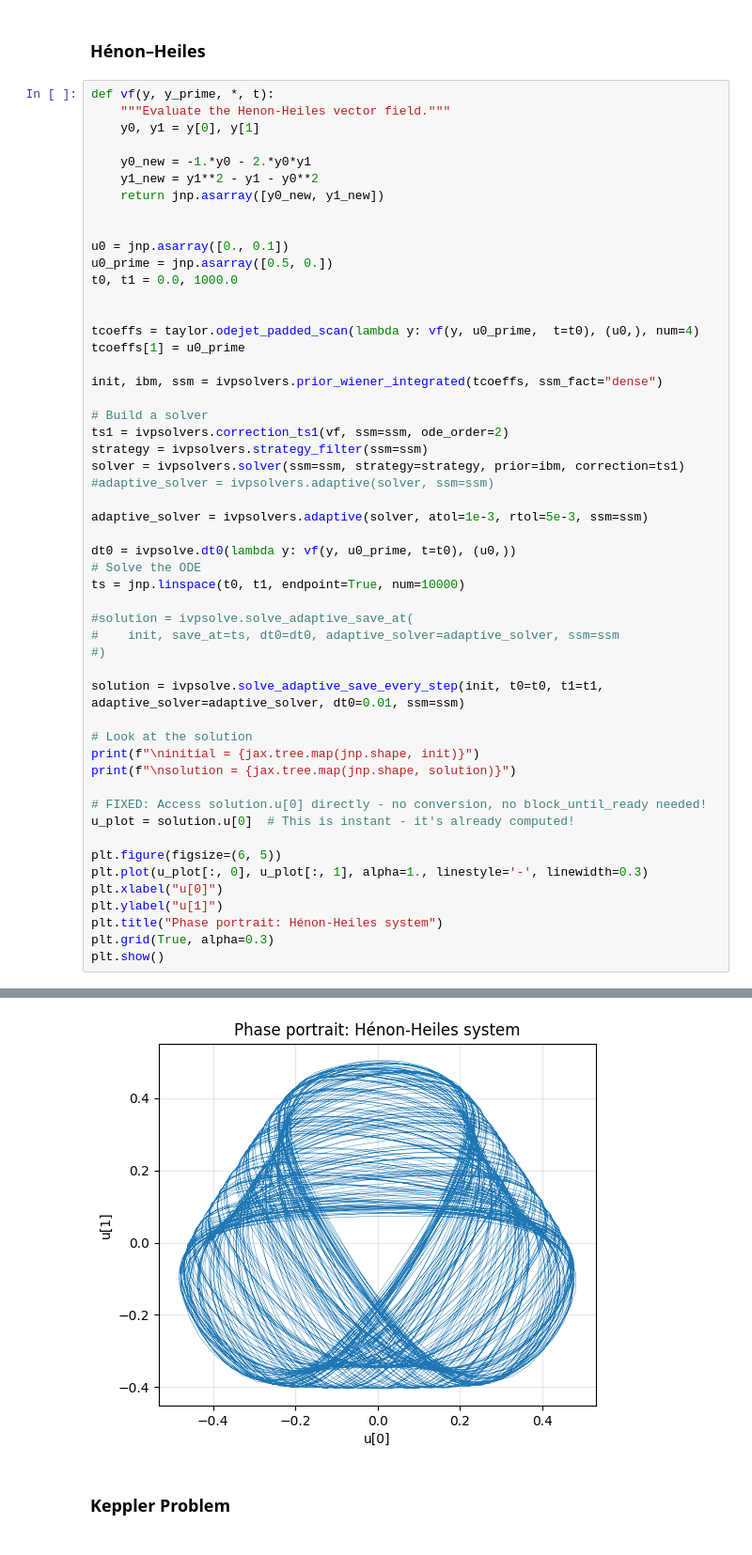
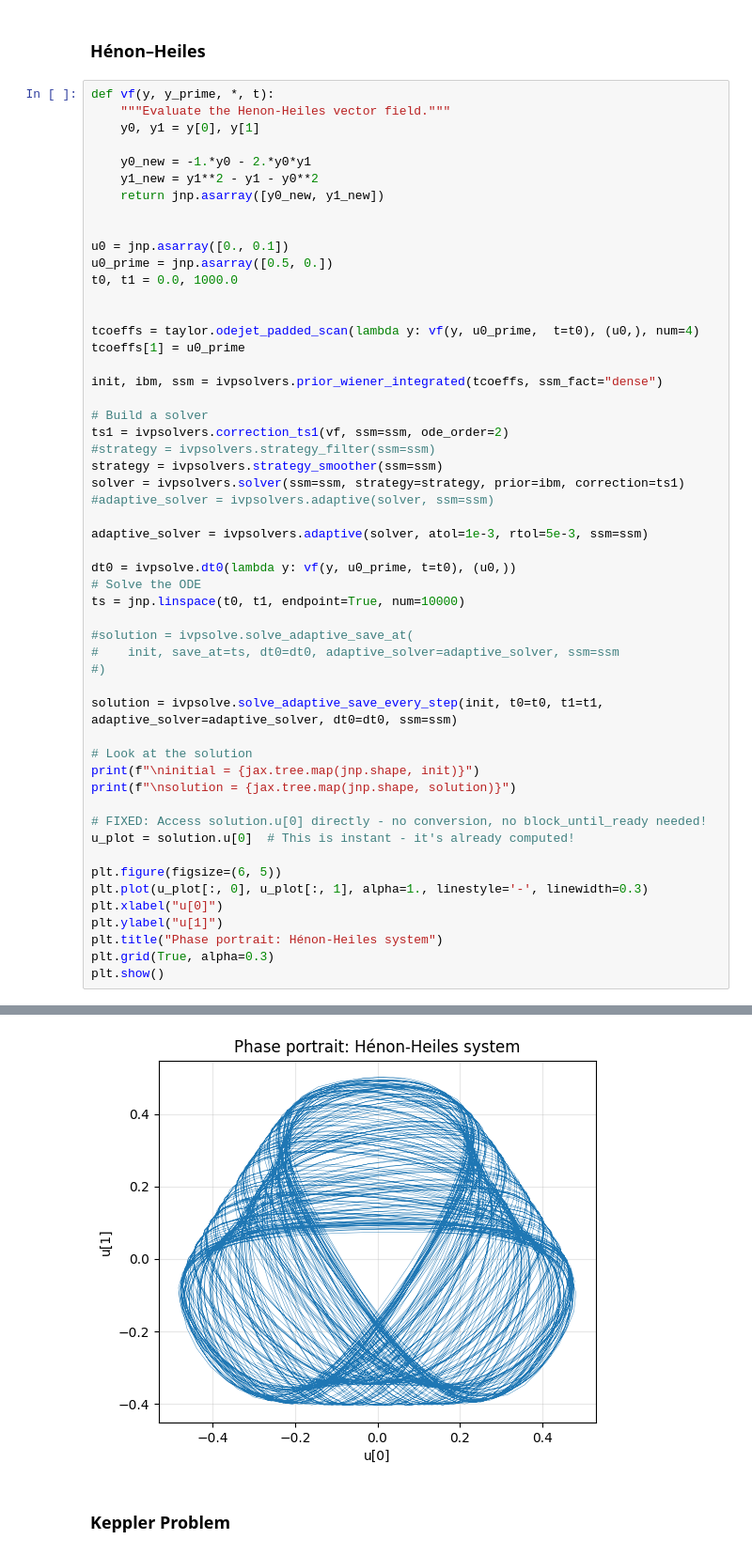
Before and after one commit to paufisch/ode_filters, a Jupyter notebook: probdiffeq.ipynb, the cells around one changed output, grey strips where cells are left out. Shown: that part at 94% size. Cells and saved outputs as stored; diff of their text form.

Commit message:
replaced strategy from only filtering to smoothing. Thisnow also allows to sample from the posterior.

```diff
--- a/probdiffeq.ipynb
+++ b/probdiffeq.ipynb
@@ -285,41 +283,42 @@ init, ibm, ssm = ivpsolvers.prior_wiener_integrated(tcoeffs, ssm_fact="dense")
 
 # Build a solver
 ts1 = ivpsolvers.correction_ts1(vf, ssm=ssm, ode_order=2)
-strategy = ivpsolvers.strategy_filter(ssm=ssm)
+#strategy = ivpsolvers.strategy_filter(ssm=ssm)
+strategy = ivpsolvers.strategy_smoother(ssm=ssm)
 solver = ivpsolvers.solver(ssm=ssm, strategy=strategy, prior=ibm, correction=ts1)
 #adaptive_solver = ivpsolvers.adaptive(solver, ssm=ssm)
 
 adaptive_solver = ivpsolvers.adaptive(solver, atol=1e-3, rtol=5e-3, ssm=ssm)
 
 dt0 = ivpsolve.dt0(lambda y: vf(y, u0_prime, t=t0), (u0,))
 # Solve the ODE
 ts = jnp.linspace(t0, t1, endpoint=True, num=10000)
 
 #solution = ivpsolve.solve_adaptive_save_at(
 #    init, save_at=ts, dt0=dt0, adaptive_solver=adaptive_solver, ssm=ssm
 #)
 
-solution = ivpsolve.solve_adaptive_save_every_step(init, t0=t0, t1=t1, adaptive_solver=adaptive_solver, dt0=0.01, ssm=ssm)
+solution = ivpsolve.solve_adaptive_save_every_step(init, t0=t0, t1=t1, adaptive_solver=adaptive_solver, dt0=dt0, ssm=ssm)
 
 # Look at the solution
 print(f"\ninitial = {jax.tree.map(jnp.shape, init)}")
 print(f"\nsolution = {jax.tree.map(jnp.shape, solution)}")
 
 # FIXED: Access solution.u[0] directly - no conversion, no block_until_ready needed!
 u_plot = solution.u[0]  # This is instant - it's already computed!
 
 plt.figure(figsize=(6, 5))
 plt.plot(u_plot[:, 0], u_plot[:, 1], alpha=1., linestyle='-', linewidth=0.3)
 plt.xlabel("u[0]")
 plt.ylabel("u[1]")
 plt.title("Phase portrait: Hénon-Heiles system")
 plt.grid(True, alpha=0.3)
 plt.show()
 # %% [output]
 initial = Normal(mean=(10,), cholesky=(10, 10))
 
 solution = IVPSolution(t=(5143,), u=[(5143, 2), (5143, 2), (5143, 2), (5143, 2), (5143, 2)], u_std=[(5143, 2), (5143, 2), (5143, 2), (5143, 2), (5143, 2)], output_scale=(5142,), marginals=Normal(mean= ...
-[figure, old version]
+[figure, new version]
 # %% [markdown]
 ### Keppler Problem
 # %%
```
Also changed, not shown: parts of 6 cells of this notebook.
